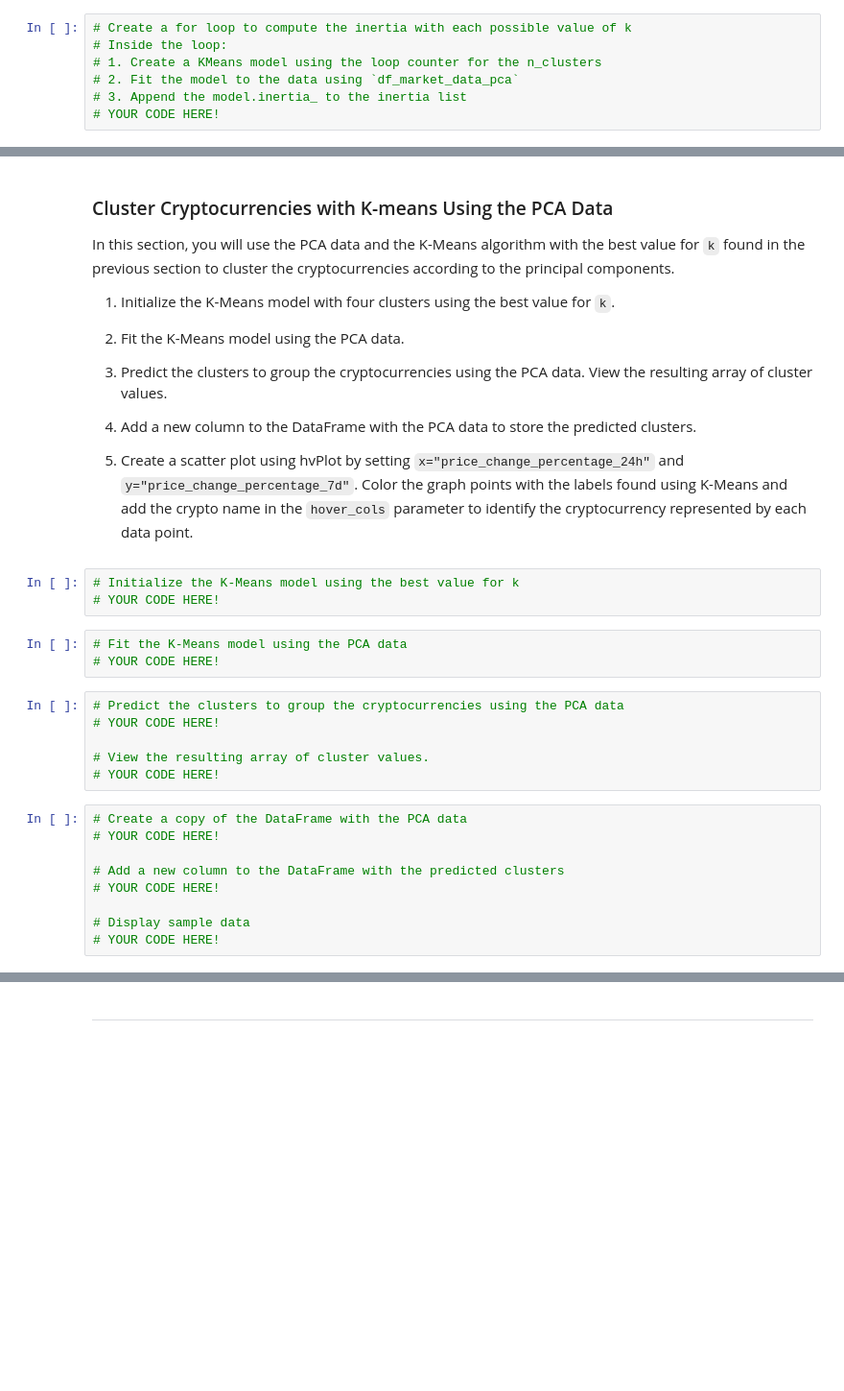
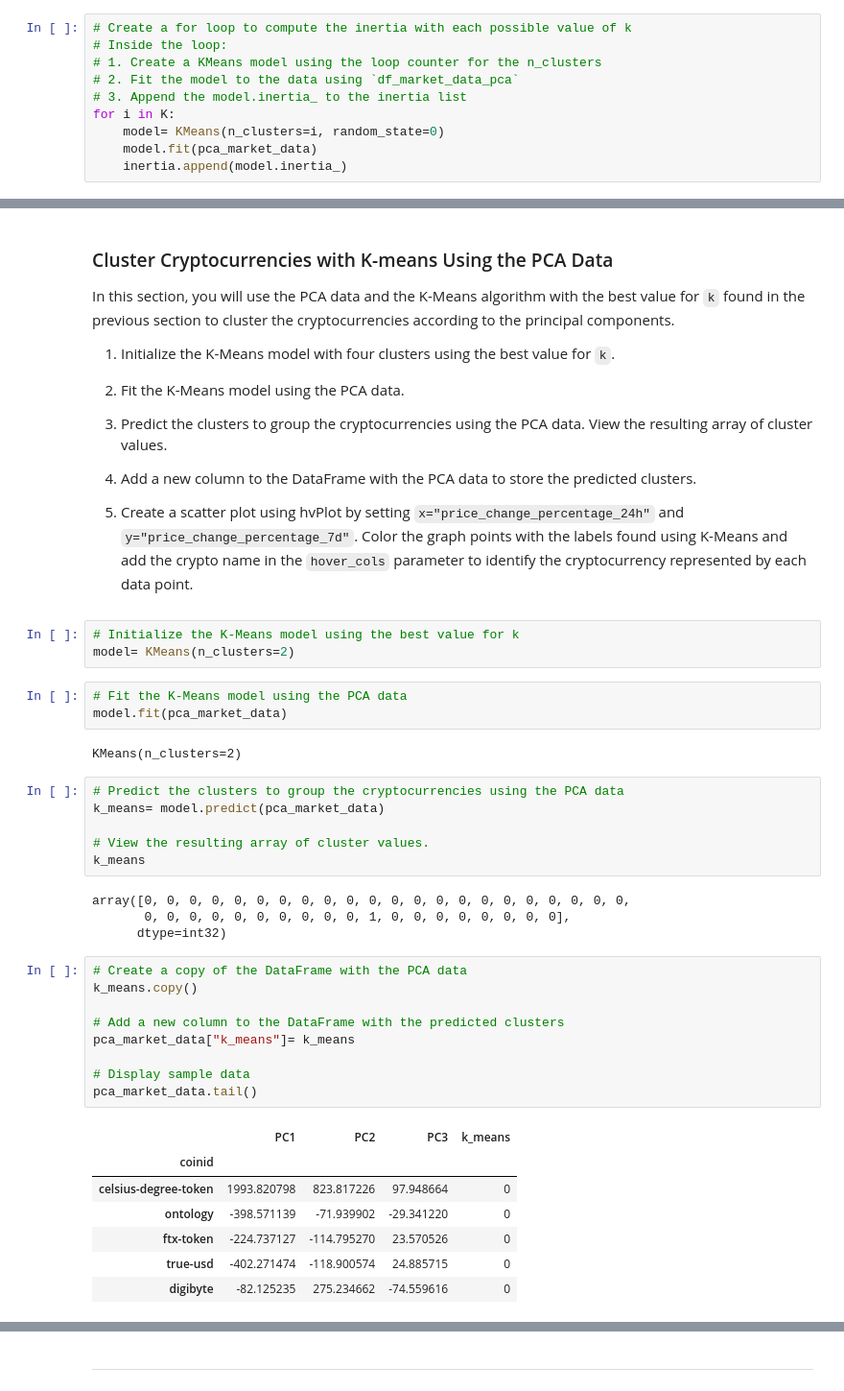
Before and after one commit to habibi242/Crypto_investments, a Jupyter notebook: crypto_investments.ipynb, the cells around one changed output, grey strips where cells are left out. Shown at 96% size. Cells and saved outputs as stored; diff of their text form; blank space fills up the shorter version.

```diff
--- a/crypto_investments.ipynb
+++ b/crypto_investments.ipynb
@@ -283,6 +350,9 @@ In this section, you will use the elbow method to find the best value for `k` us
 # 1. Create a KMeans model using the loop counter for the n_clusters
 # 2. Fit the model to the data using `df_market_data_pca`
 # 3. Append the model.inertia_ to the inertia list
-# YOUR CODE HERE!
+for i in K:
+    model= KMeans(n_clusters=i, random_state=0)
+    model.fit(pca_market_data)
+    inertia.append(model.inertia_)
 # %%
 # Create a dictionary with the data to plot the Elbow curve
@@ -322,25 +410,39 @@ In this section, you will use the PCA data and the K-Means algorithm with the be
 5. Create a scatter plot using hvPlot by setting `x="price_change_percentage_24h"` and `y="price_change_percentage_7d"`. Color the graph points with the labels found using K-Means and add the crypto name in the `hover_cols` parameter to identify the cryptocurrency represented by each data point.
 # %%
 # Initialize the K-Means model using the best value for k
-# YOUR CODE HERE!
+model= KMeans(n_clusters=2)
 # %%
 # Fit the K-Means model using the PCA data
-# YOUR CODE HERE!
+model.fit(pca_market_data)
+# %% [output]
+KMeans(n_clusters=2)
 # %%
 # Predict the clusters to group the cryptocurrencies using the PCA data
-# YOUR CODE HERE!
+k_means= model.predict(pca_market_data)
 
 # View the resulting array of cluster values.
-# YOUR CODE HERE!
+k_means
+# %% [output]
+array([0, 0, 0, 0, 0, 0, 0, 0, 0, 0, 0, 0, 0, 0, 0, 0, 0, 0, 0, 0, 0, 0,
+       0, 0, 0, 0, 0, 0, 0, 0, 0, 0, 1, 0, 0, 0, 0, 0, 0, 0, 0],
+      dtype=int32)
 # %%
 # Create a copy of the DataFrame with the PCA data
-# YOUR CODE HERE!
+k_means.copy()
 
 # Add a new column to the DataFrame with the predicted clusters
-# YOUR CODE HERE!
+pca_market_data["k_means"]= k_means
 
 # Display sample data
-# YOUR CODE HERE!
+pca_market_data.tail()
+# %% [output]
+|  | PC1 | PC2 | PC3 | k_means |
+| coinid |  |  |  |  |
+| celsius-degree-token | 1993.820798 | 823.817226 | 97.948664 | 0 |
+| ontology | -398.571139 | -71.939902 | -29.341220 | 0 |
+| ftx-token | -224.737127 | -114.795270 | 23.570526 | 0 |
+| true-usd | -402.271474 | -118.900574 | 24.885715 | 0 |
+| digibyte | -82.125235 | 275.234662 | -74.559616 | 0 |
 # %%
 # Create a scatter plot using hvPlot by setting
 # `x="price_change_percentage_24h"` and `y="price_change_percentage_7d"`.
```
Also changed, not shown: parts of 22 cells of this notebook.
